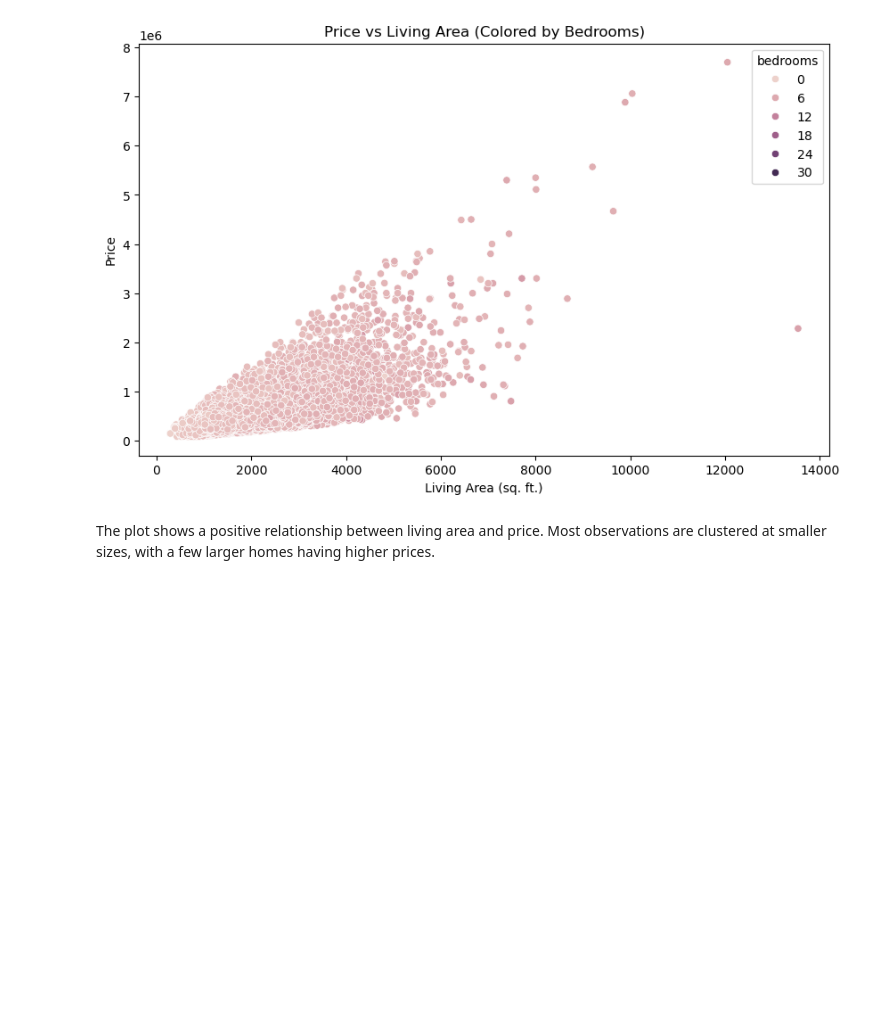
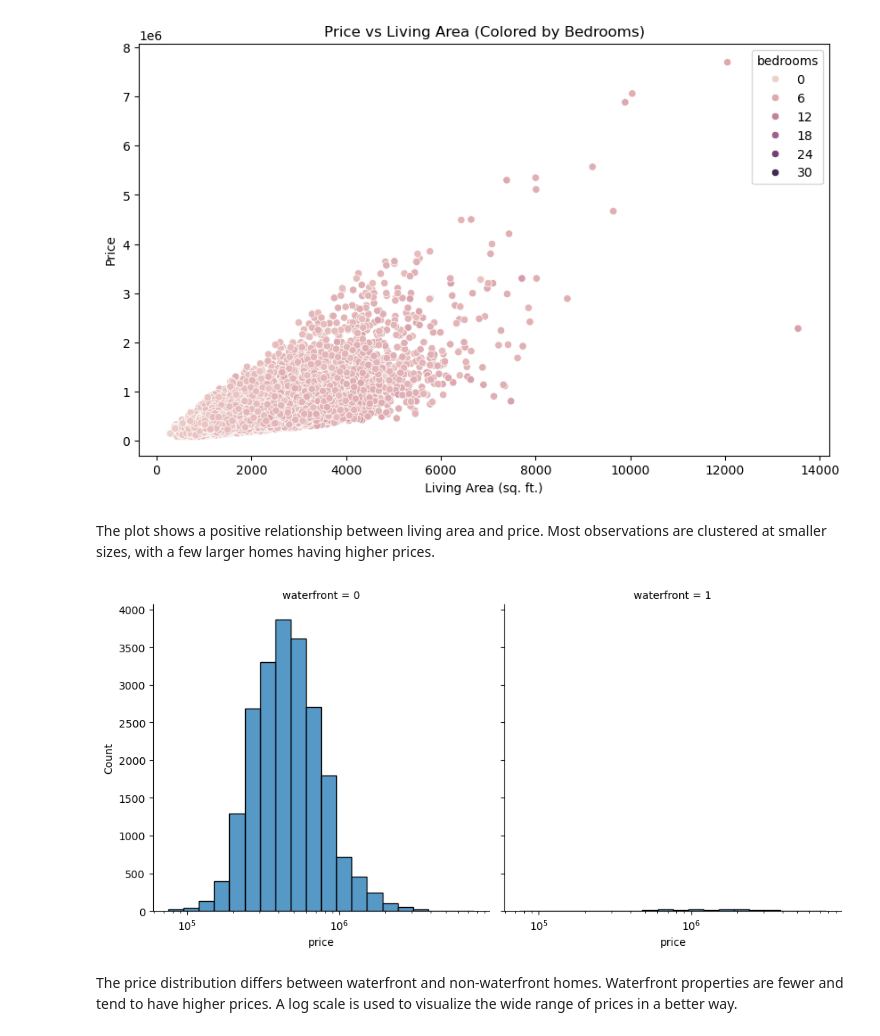
Before and after one commit to madhuraroyba25/EDA-with-Python, a Jupyter notebook: HW5_EDA_Python.ipynb, the cells around one changed output. Cells and saved outputs as stored; diff of their text form; code cells hidden in the pictures; blank space fills up the shorter version.

Commit message:
Added price distribution histogram by waterfront

```diff
--- a/HW5_EDA_Python.ipynb
+++ b/HW5_EDA_Python.ipynb
@@ -111,3 +111,18 @@ plt.show()
 [figure]
 # %% [markdown]
 The plot shows a positive relationship between living area and price. Most observations are clustered at smaller sizes, with a few larger homes having higher prices.
+# %%
+#Faceted Histogram
+sns.displot(
+    data=df,
+    x="price",
+    col="waterfront",
+    bins=20,
+    log_scale=True
+)
+
+plt.show()
+# %% [output]
+[figure, added]
+# %% [markdown]
+The price distribution differs between waterfront and non-waterfront homes. Waterfront properties are fewer and tend to have higher prices. A log scale is used to visualize the wide range of prices in a better way.
```
